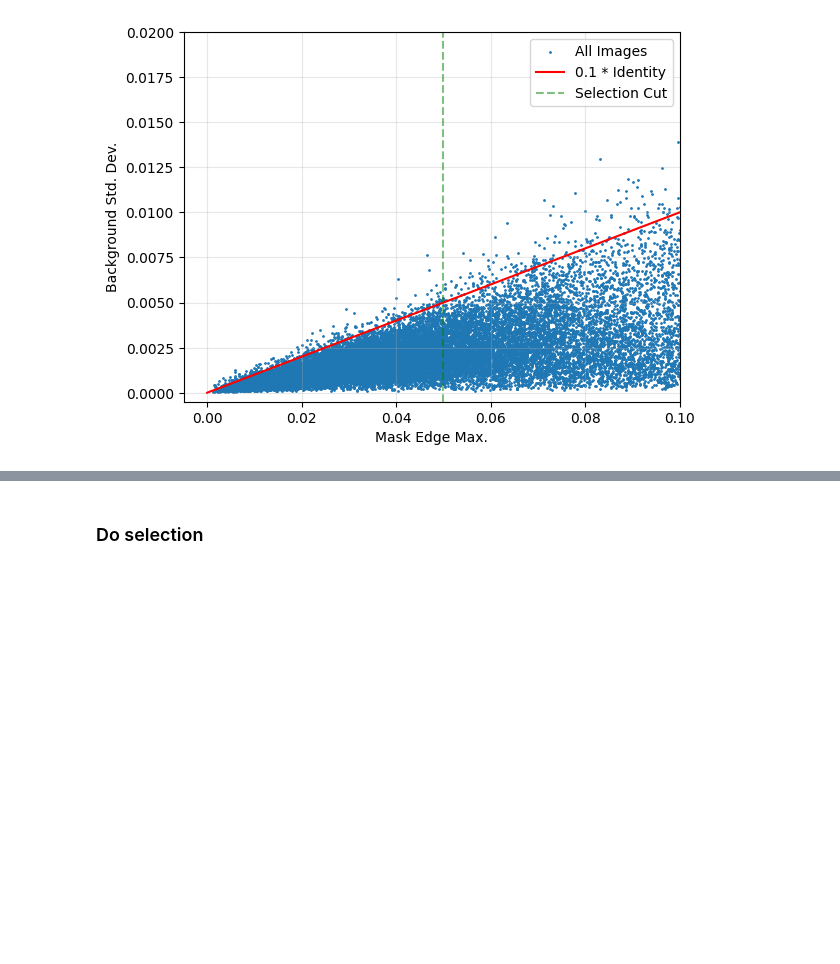
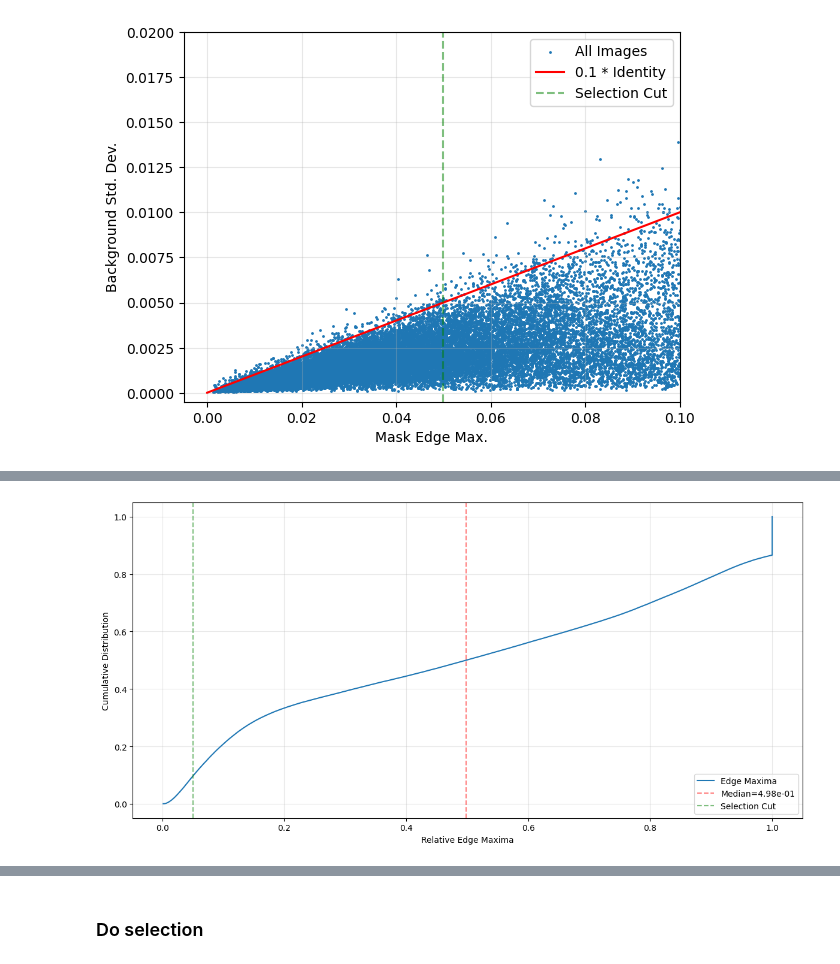
Before and after one commit to tmartinezML/LOFAR-Diffusion, a Jupyter notebook: src/notebooks/segmentation.ipynb, the cells around one changed output, grey strips where cells are left out. Saved outputs shown, nothing was run; the diff lists cells and outputs as text; code cells hidden in the pictures; blank space fills up the shorter version.

```diff
--- a/src/notebooks/segmentation.ipynb
+++ b/src/notebooks/segmentation.ipynb
@@ -533,0 +531,33 @@ plt.hist(bg_stds, bins=50, alpha=0.5, label='Background Std')
+# %%
+# Cumulative distribution of edge max single
+
+idxs_mx_single_sorted = np.argsort(edge_mx_single.flatten())
+edge_mx_single_sorted = edge_mx_single.flatten()[idxs_mx_single_sorted]
+
+fig, ax = plt.subplots(1, 1, tight_layout=True, figsize=(12, 6))
+
+ax.plot(
+    edge_mx_single_sorted, np.linspace(0, 1, len(edge_mx_single_sorted)), label="Edge Maxima"
+)
+ax.axvline(
+    md := np.median(edge_mx_single_sorted),
+    color="r",
+    label=f"Median={md:.2e}",
+    alpha=0.5,
+    ls="--",
+)
+ax.axvline(0.05, color="g", ls="--", alpha=0.5, label='Selection Cut')
+
+ax.set_xlabel("Relative Edge Maxima")
+ax.set_ylabel("Cumulative Distribution")
+
+ax.grid(alpha=0.3)
+ax.legend()
+#ax.set_xlim(left=0, right=0.1)
+#ax.set_ylim(top=0.2, bottom=-0.002)
+# ax.set_xscale('log')
+
+
+fig.show()
+# %% [output]
+[figure, added]
```
Also changed, not shown: parts of 14 cells of this notebook, 7 other files.
